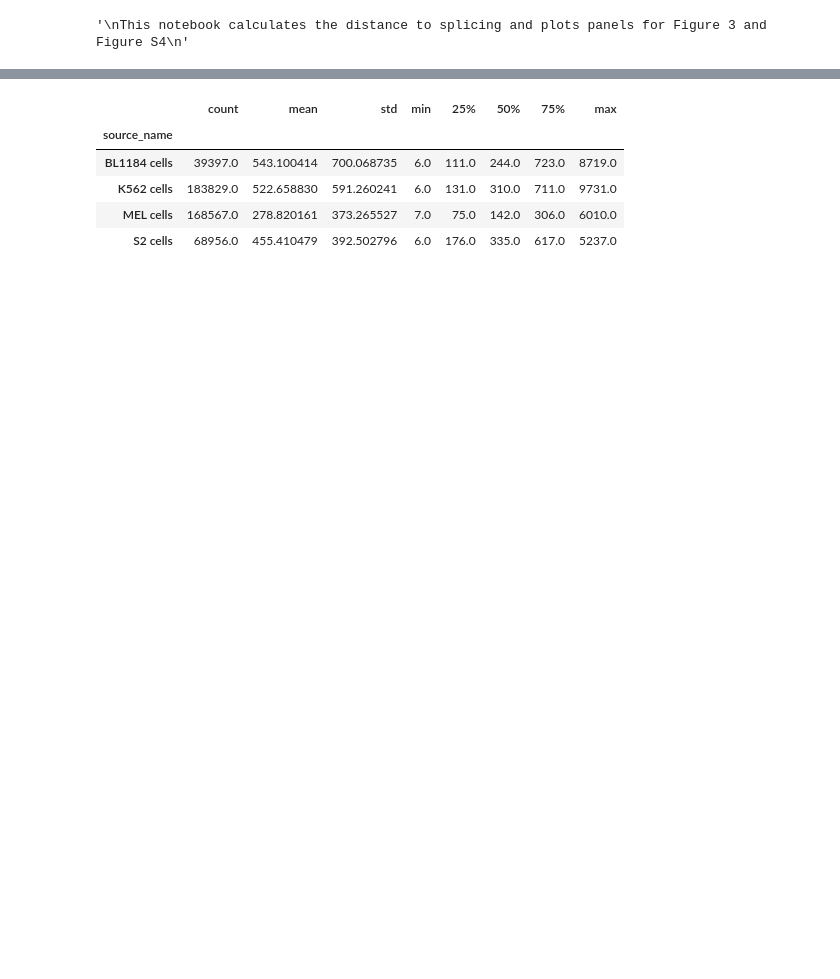
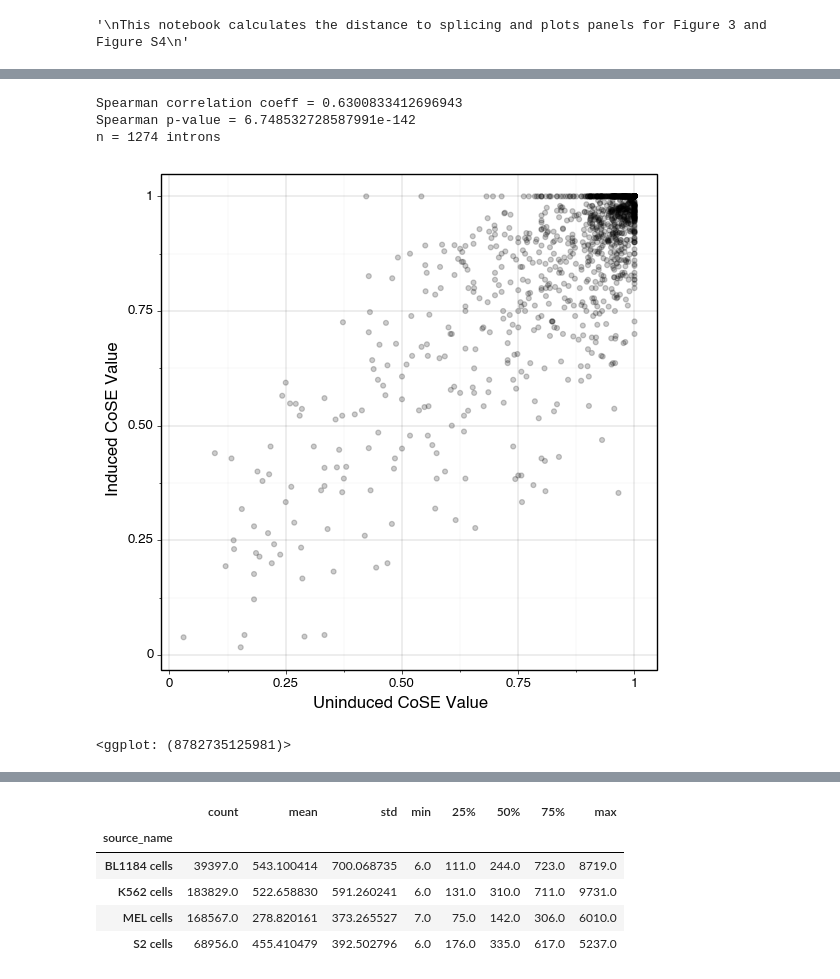
Before and after one commit to NeugebauerLab/MEL_LRS, a Jupyter notebook: data_analysis/Figure_3_distance_to_splicing.ipynb, the cells around one changed output, grey strips where cells are left out. Cells and saved outputs as stored; diff of their text form; code cells hidden in the pictures; blank space fills up the shorter version.

```diff
--- a/data_analysis/Figure_3_distance_to_splicing.ipynb
+++ b/data_analysis/Figure_3_distance_to_splicing.ipynb
@@ -74,0 +115,24 @@ srainfo = pd.read_csv('../0_mapped_data/nanoCOP/SraRunTable.txt',
+# %%
+corr, p_value = scipy.stats.spearmanr(cose_wide_20['cose_uninduced'], cose_wide_20['cose_induced'])
+print('Spearman correlation coeff = ' + str(corr))
+print('Spearman p-value = ' + str(p_value))
+print('n = ' + str(len(cose_wide_20)) + ' introns')
+
+cose_induced_uninduced_20 = (ggplot
+     (data=cose_wide_20, mapping=aes( x='cose_uninduced', y = 'cose_induced')) +
+      geom_point(alpha = 0.2) +
+#       geom_bin2d(binwidth = .01, drop = True) + #to fill in all grey background
+#       scale_fill_continuous(name = 'magma') +
+#       scale_fill_cmap(name = 'magma') +
+      theme_linedraw(base_size = 12, base_family = 'Helvetica') +
+      theme(aspect_ratio = 1) +
+      xlab('Uninduced CoSE Value') +
+      ylab('Induced CoSE Value')
+           )
+cose_induced_uninduced_20
+# %% [output]
+Spearman correlation coeff = 0.6300833412696943
+Spearman p-value = 6.748532728587991e-142
+n = 1274 introns
+[figure, added]
+<ggplot: (8782735125981)>
```
Also changed, not shown: parts of 42 cells of this notebook, 6 other files.
